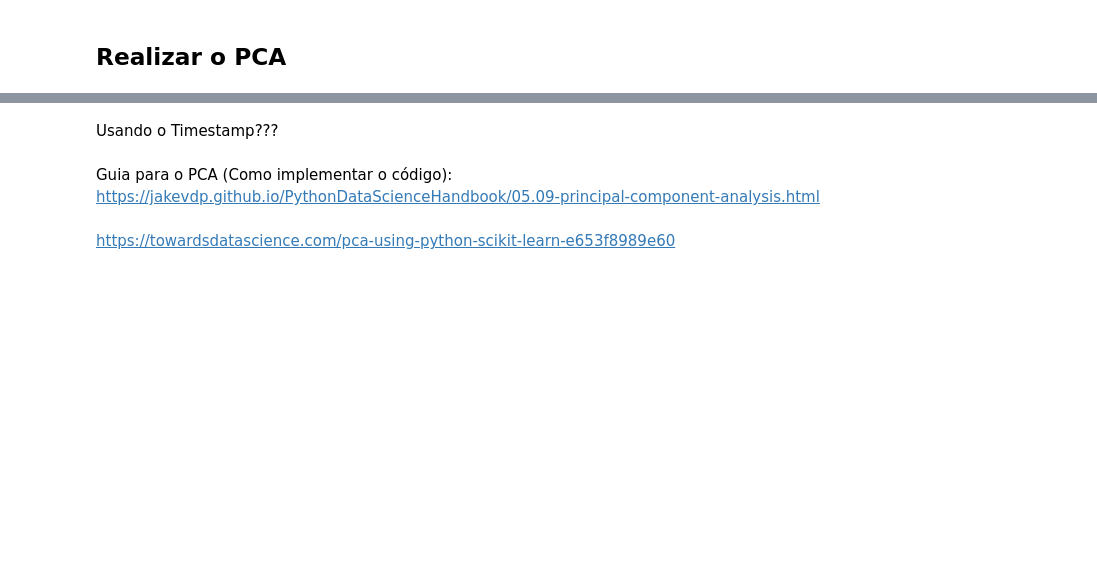
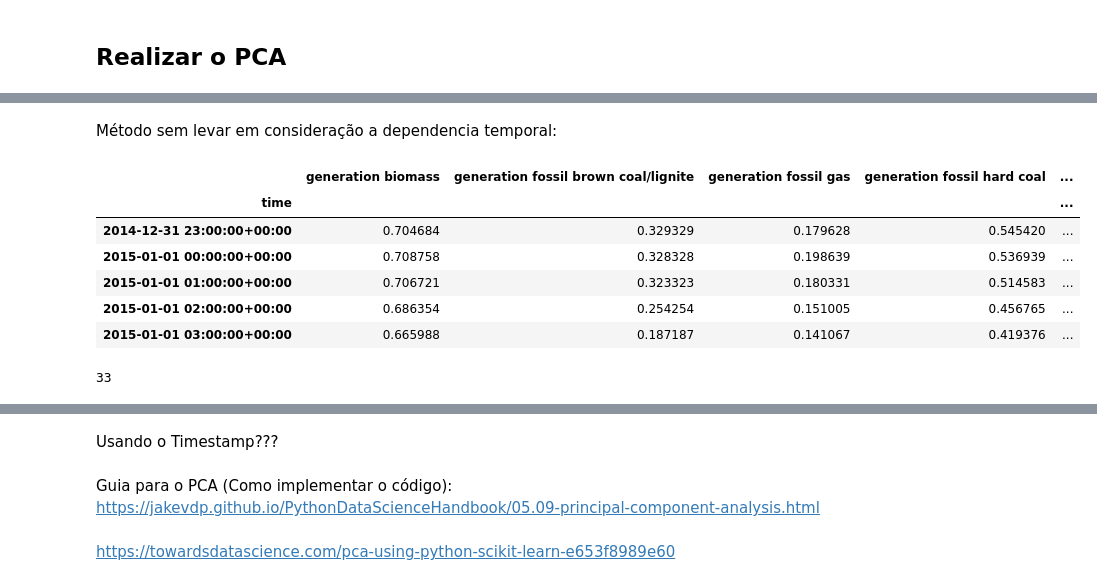
Before and after one commit to secretaria-ICA/Previsao_do_Preco_de_Energia, a Jupyter notebook: TCC_Energia.ipynb, the cells around one changed output, grey strips where cells are left out. Saved outputs shown, nothing was run; the diff lists cells and outputs as text; code cells hidden in the pictures; blank space fills up the shorter version.

Commit message:
Realizando PCA (duvida) - Preciso de outro método como Wrapper

```diff
--- a/TCC_Energia.ipynb
+++ b/TCC_Energia.ipynb
@@ -1132,0 +1143,2 @@ Sem usar o Timestamp???
+# %% [markdown]
+Método sem levar em consideração a dependencia temporal:
@@ -1132,0 +1147,18 @@ Sem usar o Timestamp???
+# %%
+df_pca_treino.set_index('time',inplace=True)
+#df_pca_treino.reset_index(inplace=True)
+df_pca_treino.head()
+# %% [output]
+|  | generation biomass | generation fossil brown coal/lignite | generation fossil gas | generation fossil hard coal | ... |
+| time |  |  |  |  | ... |
+| 2014-12-31 23:00:00+00:00 | 0.704684 | 0.329329 | 0.179628 | 0.545420 | ... |
+| 2015-01-01 00:00:00+00:00 | 0.708758 | 0.328328 | 0.198639 | 0.536939 | ... |
+| 2015-01-01 01:00:00+00:00 | 0.706721 | 0.323323 | 0.180331 | 0.514583 | ... |
+| 2015-01-01 02:00:00+00:00 | 0.686354 | 0.254254 | 0.151005 | 0.456765 | ... |
+| 2015-01-01 03:00:00+00:00 | 0.665988 | 0.187187 | 0.141067 | 0.419376 | ... |
+# %%
+pca = PCA(n_components = 0.95)
+X_pca = pca.fit_transform(df_pca_treino)
+print(pca.n_components_)
+# %% [output]
+33
```
Also changed, not shown: parts of 26 cells of this notebook.
